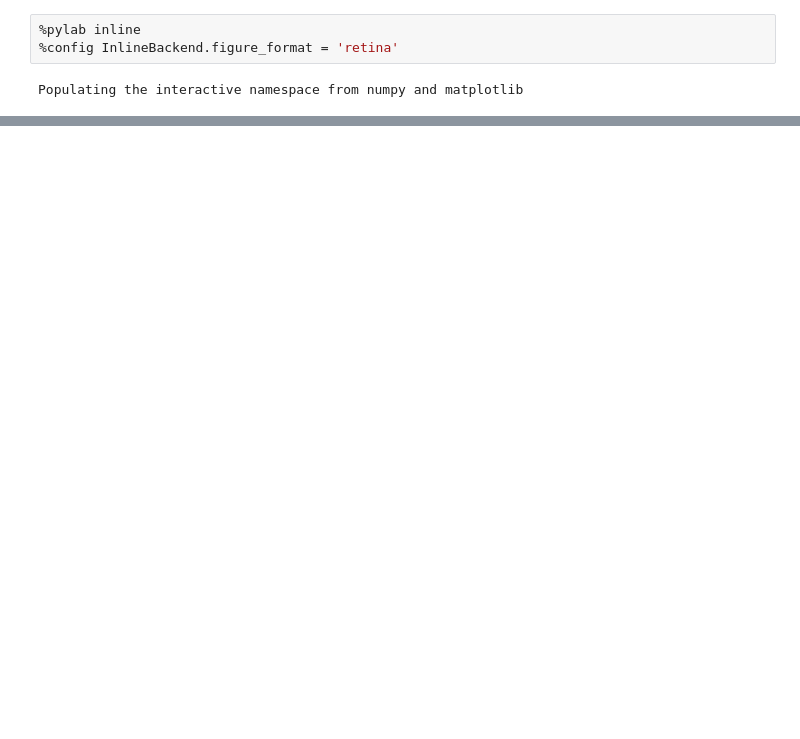
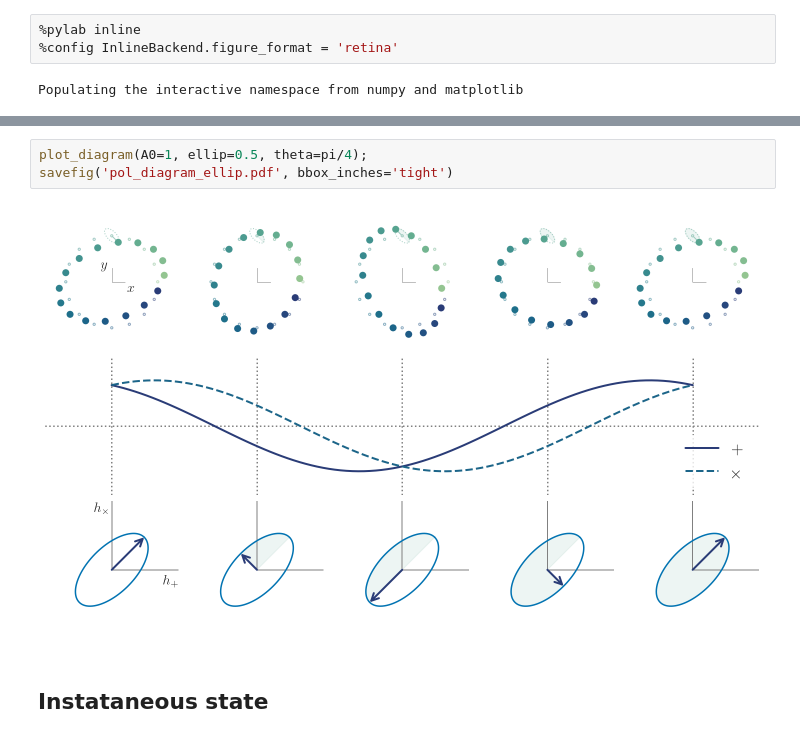
Before and after one commit to maxisi/gwpols, a Jupyter notebook: notebooks/pol_diagram.ipynb, the cells around one changed output, grey strips where cells are left out. Cells and saved outputs as stored; diff of their text form; blank space fills up the shorter version.

```diff
--- a/notebooks/pol_diagram.ipynb
+++ b/notebooks/pol_diagram.ipynb
@@ -266 +154,8 @@ class EllipticalWedge(Patch):
+# %%
+plot_diagram(A0=1, ellip=0.5, theta=pi/4);
+savefig('pol_diagram_ellip.pdf', bbox_inches='tight')
+# %% [output]
+[figure, added]
+# %% [markdown]
+## Instataneous state
 # %%
```
Also changed, not shown: parts of 18 cells of this notebook, 2 other files.
